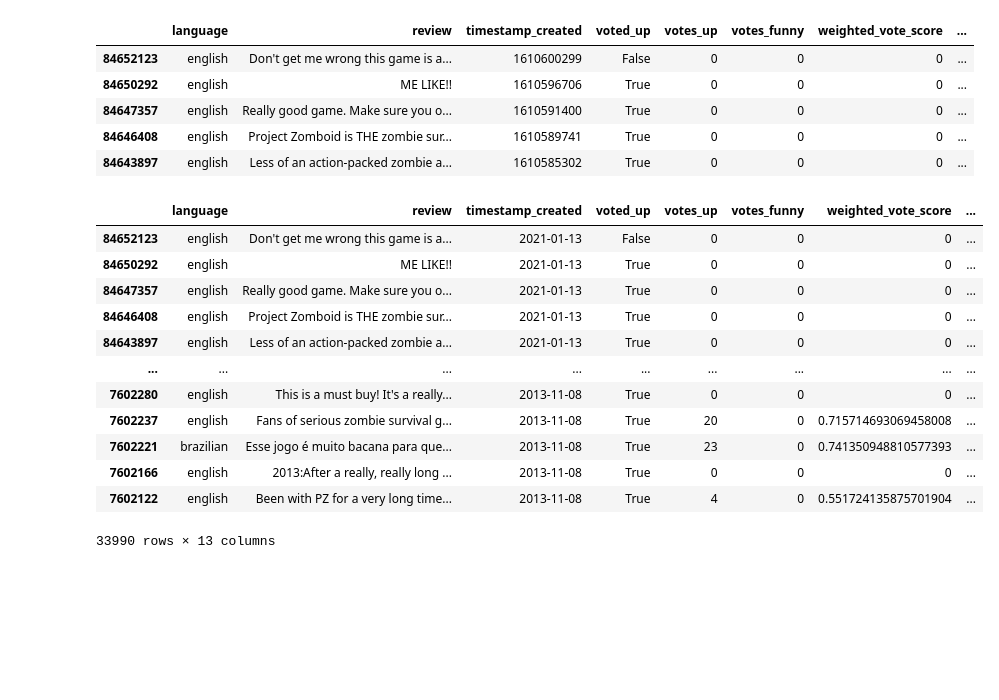
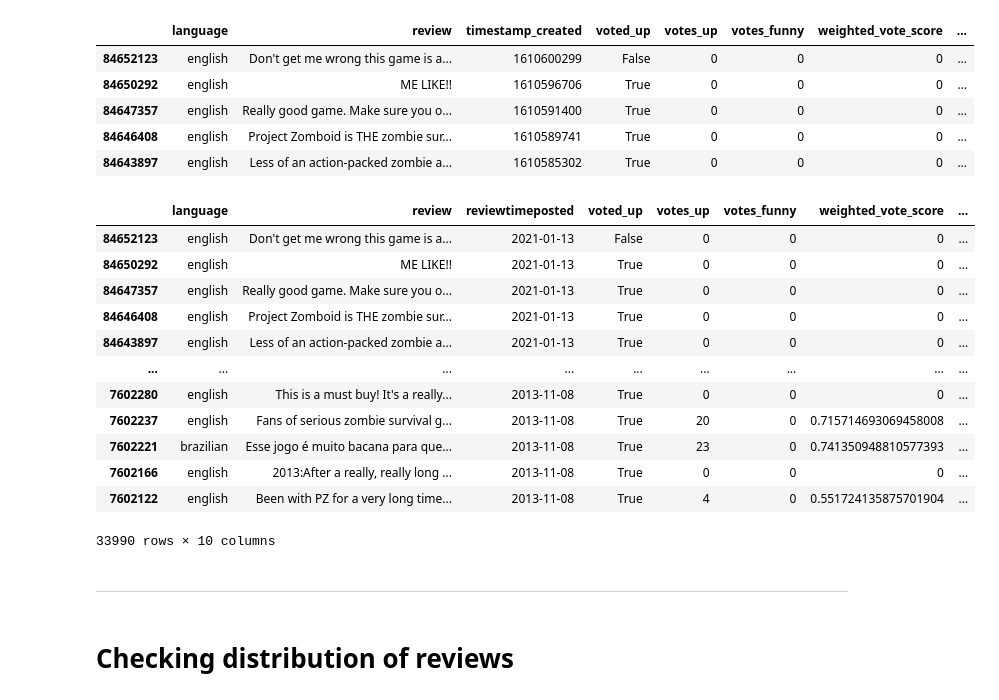
Before and after one commit to Moses-Lin/projectzomboidtimeseries, a Jupyter notebook: EDA.ipynb, the cells around one changed output. Drawn from its saved outputs; the diff is of its cells as text; code cells hidden in the pictures; blank space fills up the shorter version.

Commit message:
initial time series analysis

```diff
--- a/EDA.ipynb
+++ b/EDA.ipynb
@@ -39,5 +77,7 @@ df
 # %%
-df = df.drop(columns=['recommendationid', 'author', 'timestamp_updated'])
+# Dropping columns that are not particularly useful.
+
+df = df.drop(columns=['recommendationid', 'author', 'timestamp_updated', 'timestamp_dev_responded', 'developer_response', 'written_during_early_access'])
 df.head()
 # %% [output]
 |  | language | review | timestamp_created | voted_up | votes_up | votes_funny | weighted_vote_score | ... |
@@ -49,10 +89,15 @@ df.head()
 # %%
 import time
 
+# Changing epoch time to readable format. Removing timestamp for ease of time series.
 df['timestamp_created'] = [time.strftime('%Y-%m-%d', time.localtime(x)) for x in df['timestamp_created']]
-df = df.rename(columns={'timestamp_created':'review'})
+df['timestamp_created'] = pd.to_datetime(df['timestamp_created'], format='%Y-%m-%d')
+
+# Changing name of column for ease.
+df = df.rename(columns={'timestamp_created':'reviewtimeposted'})
+df
 # %% [output]
-|  | language | review | timestamp_created | voted_up | votes_up | votes_funny | weighted_vote_score | ... |
+|  | language | review | reviewtimeposted | voted_up | votes_up | votes_funny | weighted_vote_score | ... |
 | 84652123 | english | Don't get me wrong this game is a... | 2021-01-13 | False | 0 | 0 | 0 | ... |
 | 84650292 | english | ME LIKE!! | 2021-01-13 | True | 0 | 0 | 0 | ... |
 | 84647357 | english | Really good game. Make sure you o... | 2021-01-13 | True | 0 | 0 | 0 | ... |
@@ -64,4 +109,8 @@ df = df.rename(columns={'timestamp_created':'review'})
 | 7602221 | brazilian | Esse jogo é muito bacana para que... | 2013-11-08 | True | 23 | 0 | 0.741350948810577393 | ... |
 | 7602166 | english | 2013:After a really, really long ... | 2013-11-08 | True | 0 | 0 | 0 | ... |
 | 7602122 | english | Been with PZ for a very long time... | 2013-11-08 | True | 4 | 0 | 0.551724135875701904 | ... |
-33990 rows × 13 columns
+33990 rows × 10 columns
+# %% [markdown]
+-----
+# %% [markdown]
+# Checking distribution of reviews
```
Also changed, not shown: parts of 13 cells of this notebook.
